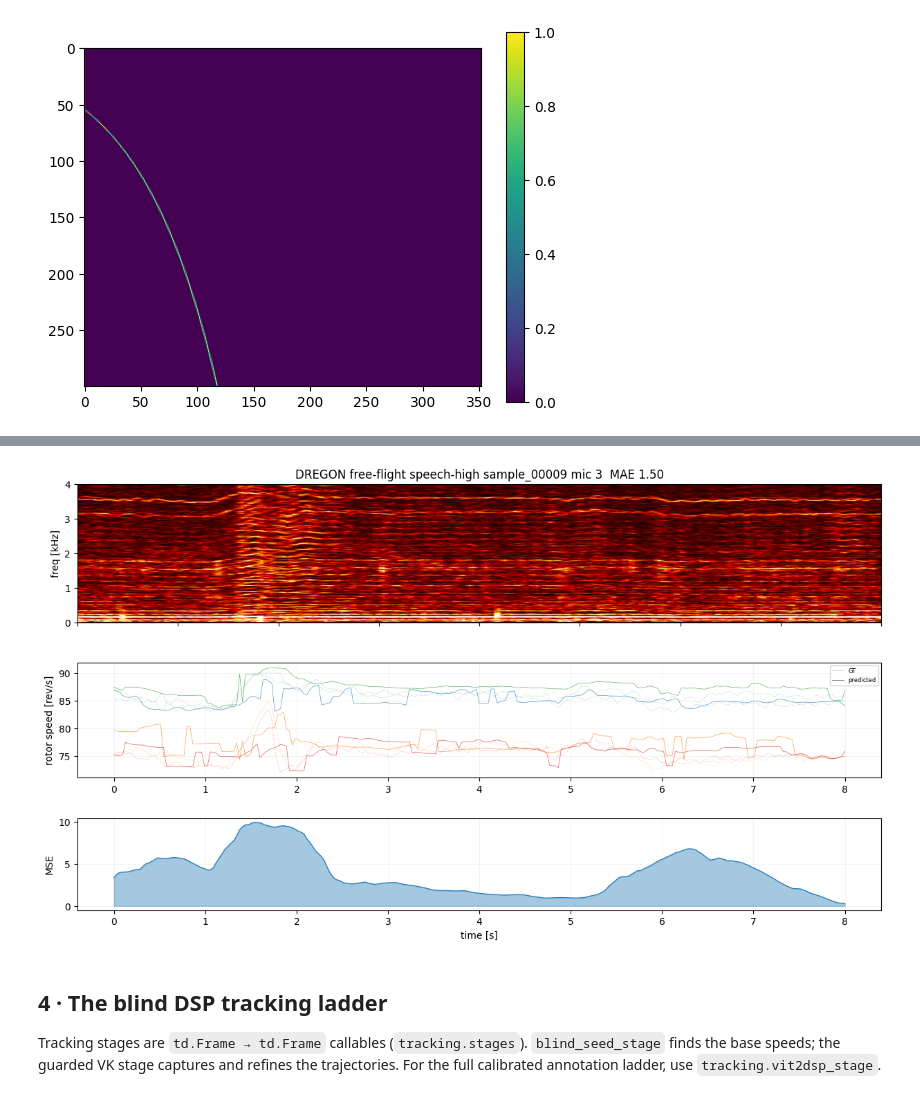
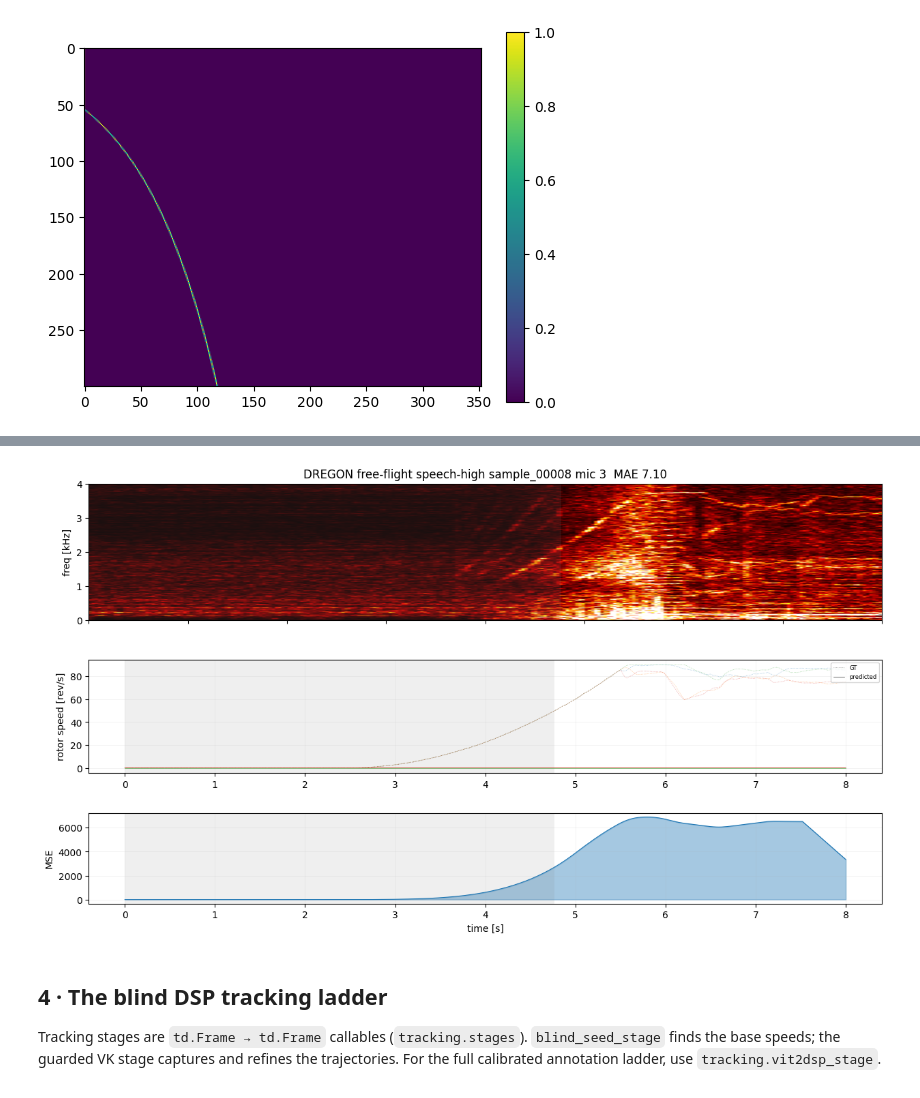
Before and after one commit to flyingleafe/harmonic-noise-suppression, a Jupyter notebook: notebooks/rps_tracking.ipynb, the cells around one changed output, grey strips where cells are left out. Cells and saved outputs as stored; diff of their text form; code cells hidden in the pictures.

```diff
--- a/notebooks/rps_tracking.ipynb
+++ b/notebooks/rps_tracking.ipynb
@@ -95,10 +102,10 @@ plt.show()
 # %%
-B = Path("results/paper_review_B/hppnet_l2_r2_s0")
+B = Path("results/paper_review_B/hb_sal_multif0_l4")
 #for clip in (1, 8, 15, 22, 35):
-clip=9
-plot_overlay(rb.overlay("hppnet_l2_r2_s0", "real", clip*8 + 3, dump_root=B))
+clip=8
+plot_overlay(rb.overlay("hb_sal_multif0_l4", "real", clip*8 + 3, dump_root=B))
 # %% [output]
-[figure, old version]
+[figure, new version]
 # %% [markdown]
 ## 4 · The blind DSP tracking ladder
 
```
Also changed, not shown: parts of 1 cell of this notebook.
